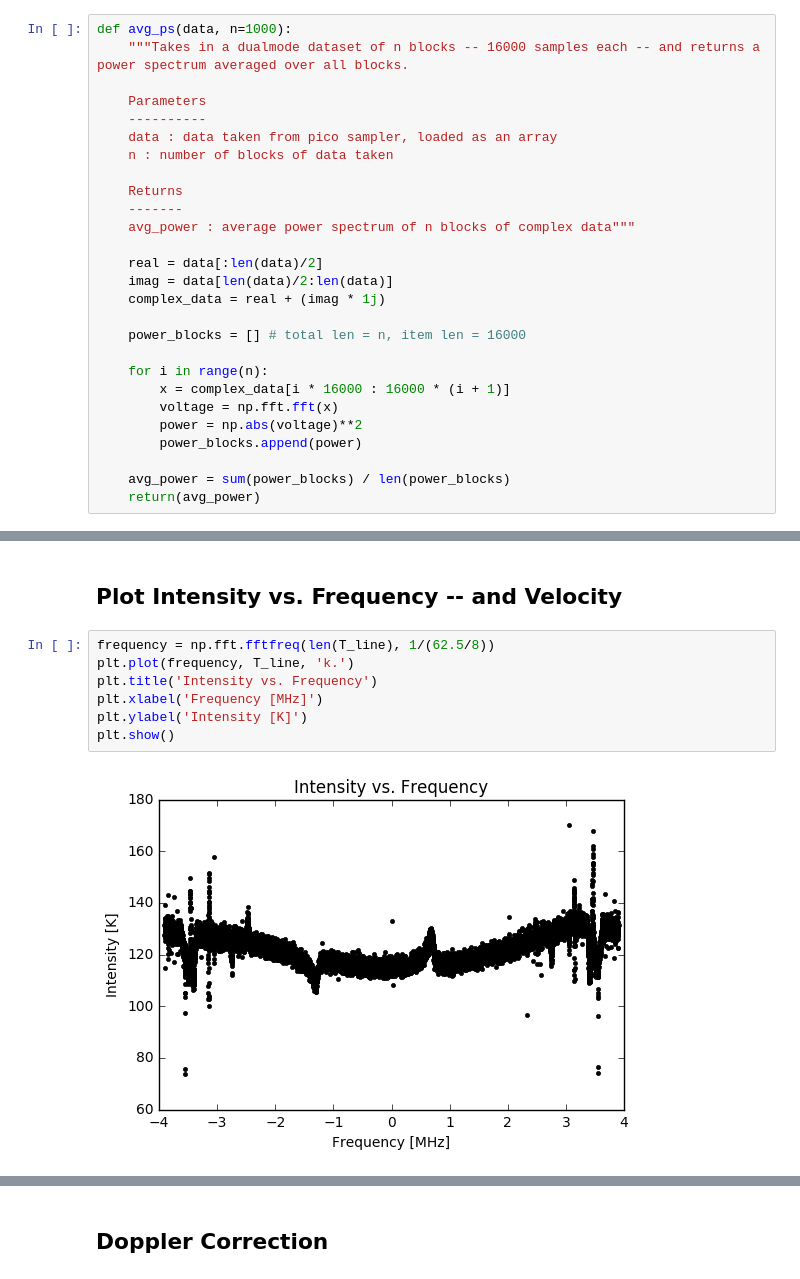
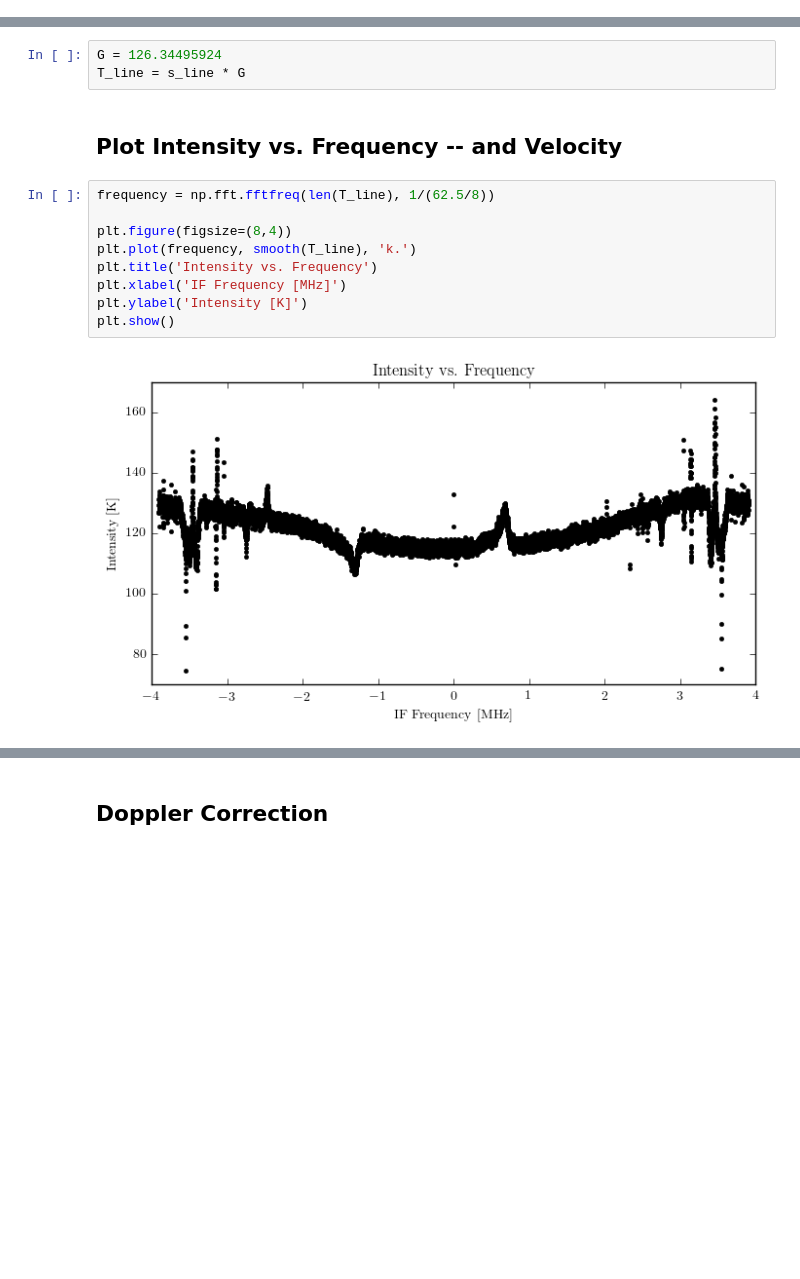
Before and after one commit to gracefujii/Astro-121, a Jupyter notebook: Lab 2.ipynb, the cells around one changed output, grey strips where cells are left out. Cells and saved outputs as stored; diff of their text form; blank space fills up the shorter version.

```diff
--- a/Lab 2.ipynb
+++ b/Lab 2.ipynb
@@ -44,33 +96,6 @@ x = ugradio.pico.capture_data('50mV', divisor=8, dual_mode=True, nsamples=16000,
 np.save('upper_block_n', x)
 
 Took data 10 times resulting in 10,000 total blocks. Repeated for lower.
-# %%
-def avg_ps(data, n=1000):
-    """Takes in a dualmode dataset of n blocks -- 16000 samples each -- and returns a power spectrum averaged over all blocks.
-
-    Parameters
-    ----------
-    data : data taken from pico sampler, loaded as an array
-    n : number of blocks of data taken
-
-    Returns
-    -------
-    avg_power : average power spectrum of n blocks of complex data"""
-
-    real = data[:len(data)/2]
-    imag = data[len(data)/2:len(data)]
-    complex_data = real + (imag * 1j)
-
-    power_blocks = [] # total len = n, item len = 16000
-
-    for i in range(n):
-        x = complex_data[i * 16000 : 16000 * (i + 1)]
-        voltage = np.fft.fft(x)
-        power = np.abs(voltage)**2
-        power_blocks.append(power)
-
-    avg_power = sum(power_blocks) / len(power_blocks)
-    return(avg_power)
 # %%
 upper = [avg_ps(np.load(f), 1000) for f in glob.glob('upper_block_*.npy')]
 # %%
@@ -167,12 +176,17 @@ T_line = s_line * G
+# %%
+G = 126.34495924
+T_line = s_line * G
 # %% [markdown]
 ## Plot Intensity vs. Frequency -- and Velocity
 # %%
 frequency = np.fft.fftfreq(len(T_line), 1/(62.5/8))
-plt.plot(frequency, T_line, 'k.')
+
+plt.figure(figsize=(8,4))
+plt.plot(frequency, smooth(T_line), 'k.')
 plt.title('Intensity vs. Frequency')
-plt.xlabel('Frequency [MHz]')
+plt.xlabel('IF Frequency [MHz]')
 plt.ylabel('Intensity [K]')
 plt.show()
 # %% [output]
-[figure, old version]
+[figure, new version]
 # %%
```
Also changed, not shown: parts of 21 cells of this notebook.
